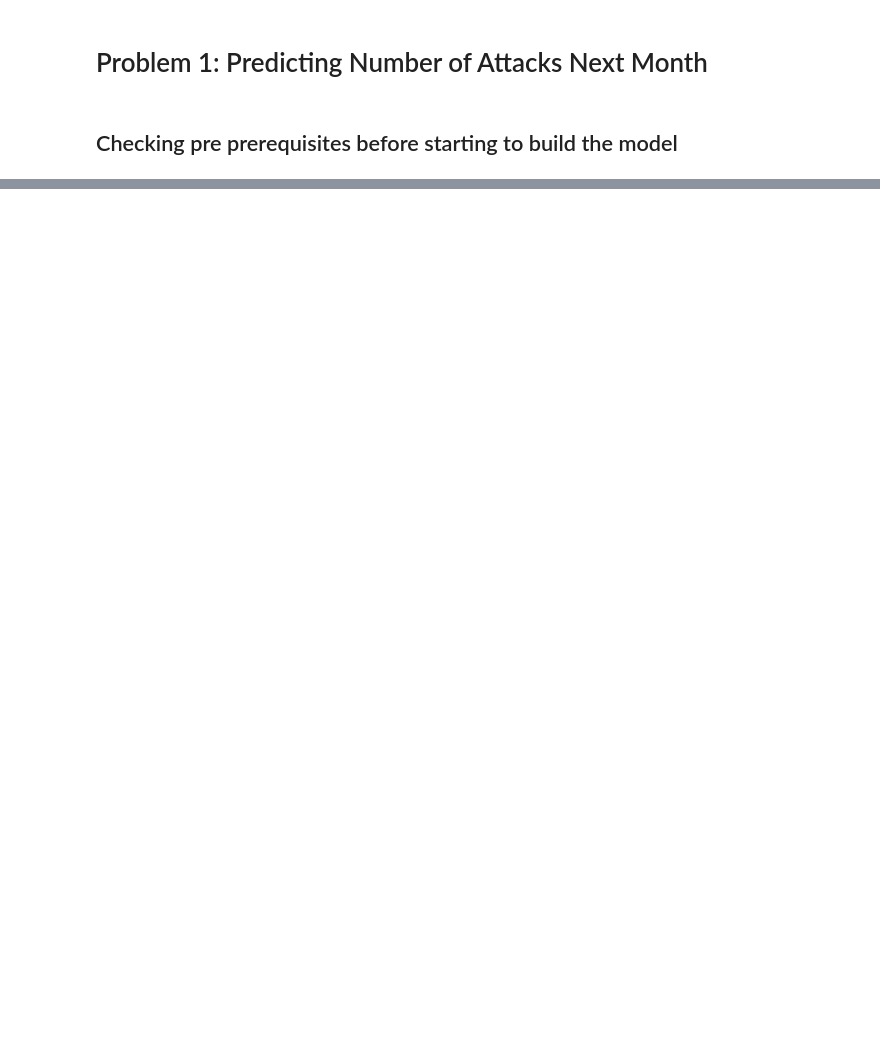
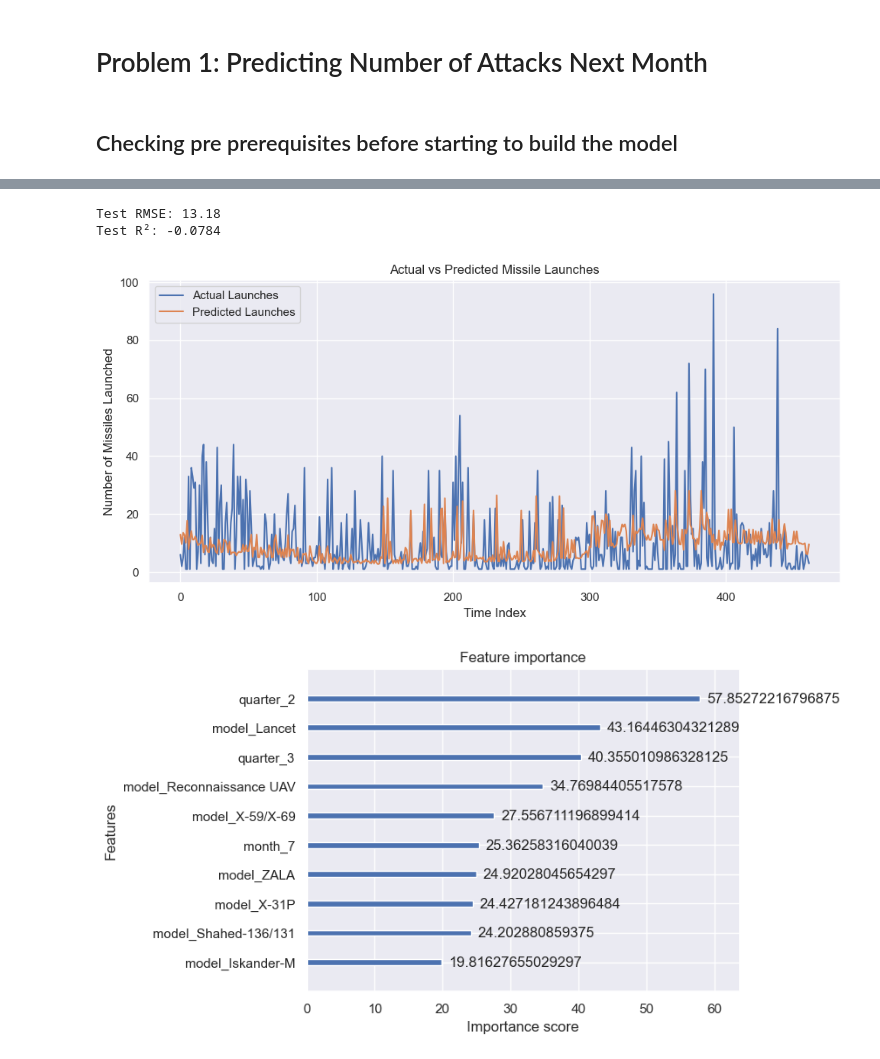
Before and after one commit to Dualboi/ml-analysis-ukraine-attacks, a Jupyter notebook: Model1.ipynb, the cells around one changed output, grey strips where cells are left out. Drawn from its saved outputs; the diff is of its cells as text; code cells hidden in the pictures; blank space fills up the shorter version.

```diff
--- a/Model1.ipynb
+++ b/Model1.ipynb
@@ -119,3 +105,81 @@ Average number of missiles launched next month 13.88
+# %%
+import pandas as pd
+import numpy as np
+from xgboost import XGBRegressor, plot_importance
+from sklearn.metrics import mean_squared_error, r2_score
+from sklearn.model_selection import train_test_split
+import matplotlib.pyplot as plt
+
+# Step 0: Ensure time_start is datetime
+prob1_dataset['time_start'] = pd.to_datetime(prob1_dataset['time_start'])
+
+# Step 0.5: Extract and one-hot encode time-based features
+prob1_dataset['month'] = prob1_dataset['time_start'].dt.month
+prob1_dataset['quarter'] = prob1_dataset['time_start'].dt.quarter
+
+# One-hot encode 'month' and 'quarter'
+prob1_dataset = pd.get_dummies(prob1_dataset, columns=['month', 'quarter'], drop_first=True)
+
+# Step 1: Prepare features and log-transformed target
+X = prob1_dataset.drop(columns=['launched', 'launched_next_month', 'time_start'])
+y_raw = prob1_dataset['launched_next_month']
+y_log = np.log1p(y_raw)
+
+# Step 2: Time-aware train-test split
+X_train, X_test, y_train_log, y_test_log, y_train_raw, y_test_raw = train_test_split(
+    X, y_log, y_raw, test_size=0.2, shuffle=False
+)
+
+# Step 3: Sample weights to emphasize larger values
+sample_weights = np.log1p(y_train_raw)
+
+# Step 4: Best hyperparameters from tuning
+best_params = {
+    'subsample': 0.8,
+    'reg_lambda': 1.5,
+    'reg_alpha': 0.1,
+    'n_estimators': 100,
+    'max_depth': 5,
+    'learning_rate': 0.03,
+    'colsample_bytree': 1.0,
+    'random_state': 42
+}
+
+# Step 5: Train model
+model = XGBRegressor(**best_params)
+model.fit(X_train, y_train_log, sample_weight=sample_weights)
+
+# Step 6: Predict & inverse transform
+y_pred_log = model.predict(X_test)
+y_pred = np.expm1(y_pred_log)   # reverse the log1p
+y_actual = y_test_raw.values
+
+# Step 7: Evaluate
+rmse = np.sqrt(mean_squared_error(y_actual, y_pred))
+r2 = r2_score(y_actual, y_pred)
+
+print(f"Test RMSE: {rmse:.2f}")
+print(f"Test R²: {r2:.4f}")
+
+# Step 8: Plot predictions vs actual
+plt.figure(figsize=(10, 5))
+plt.plot(y_actual, label='Actual Launches')
+plt.plot(y_pred, label='Predicted Launches')
+plt.title('Actual vs Predicted Missile Launches')
+plt.xlabel('Time Index')
+plt.ylabel('Number of Missiles Launched')
+plt.legend()
+plt.tight_layout()
+plt.show()
+
+# Step 9: Feature importance
+plot_importance(model, max_num_features=10, importance_type='gain')
+plt.show()
+# %% [output]
+Test RMSE: 13.18
+Test R²: -0.0784
+[figure, added]
+[figure, added]
 # %%
 import numpy as np
 import matplotlib.pyplot as plt
```
Also changed, not shown: parts of 14 cells of this notebook.
